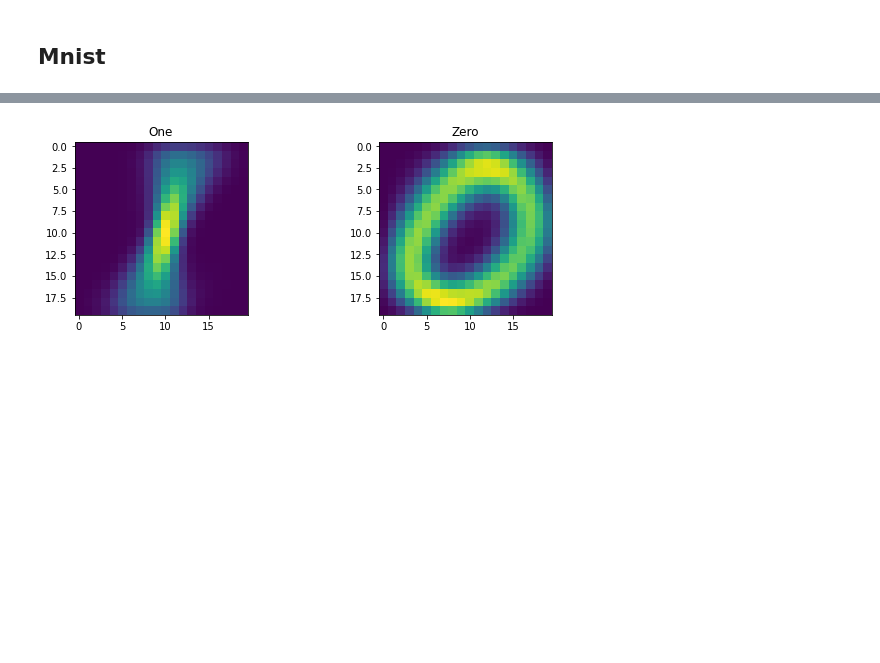
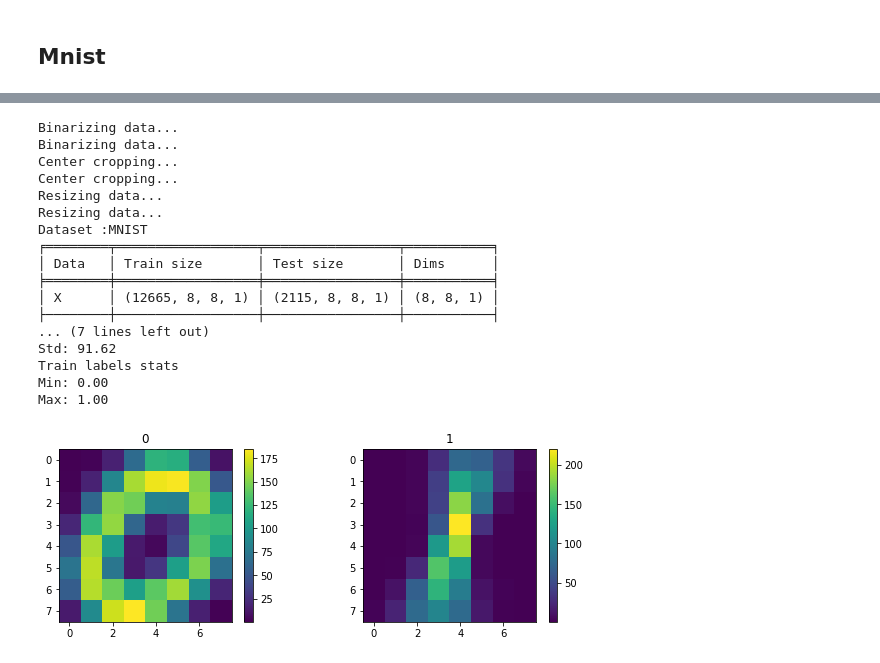
Before and after one commit to Gopal-Dahale/qml-hep-lhc, a Jupyter notebook: notebooks/Slides week 4.ipynb, the cells around one changed output, grey strips where cells are left out. Cells and saved outputs as stored; diff of their text form; code cells hidden in the pictures; blank space fills up the shorter version.

```diff
--- a/notebooks/Slides week 4.ipynb
+++ b/notebooks/Slides week 4.ipynb
@@ -110,11 +131,30 @@ Max: 1.00
-# %%
-fig = plt.figure(figsize=(10, 7))
-rows = 2
-columns = 2
-index = [np.where(data.y_train == 0)[0], np.where(data.y_train == 1)[0]] # 0, 1
-for i in range(columns):
-    fig.add_subplot(rows, columns,i+1)
-    plt.imshow(np.mean(data.x_train[index[i],:,:,0], axis = 0))
-    plt.title('One' if i ==0 else 'Zero')
-# %% [output]
-[figure, removed]
+# %%
+args = argparse.Namespace()
+args.binary_data = [0,1]
+args.center_crop = 0.7
+args.resize = [8,8]
+
+data = MNIST(args)
+data.prepare_data()
+data.setup()
+print(data)
+display_data(data)
+# %% [output]
+Binarizing data...
+Binarizing data...
+Center cropping...
+Center cropping...
+Resizing data...
+Resizing data...
+Dataset :MNIST
+╒════════╤══════════════════╤═════════════════╤═══════════╕
+│ Data   │ Train size       │ Test size       │ Dims      │
+╞════════╪══════════════════╪═════════════════╪═══════════╡
+│ X      │ (12665, 8, 8, 1) │ (2115, 8, 8, 1) │ (8, 8, 1) │
+├────────┼──────────────────┼─────────────────┼───────────┤
+... (7 lines left out)
+Std: 91.62
+Train labels stats
+Min: 0.00
+Max: 1.00
+[figure, added]
```
Also changed, not shown: parts of 43 cells of this notebook, 2 other files.
